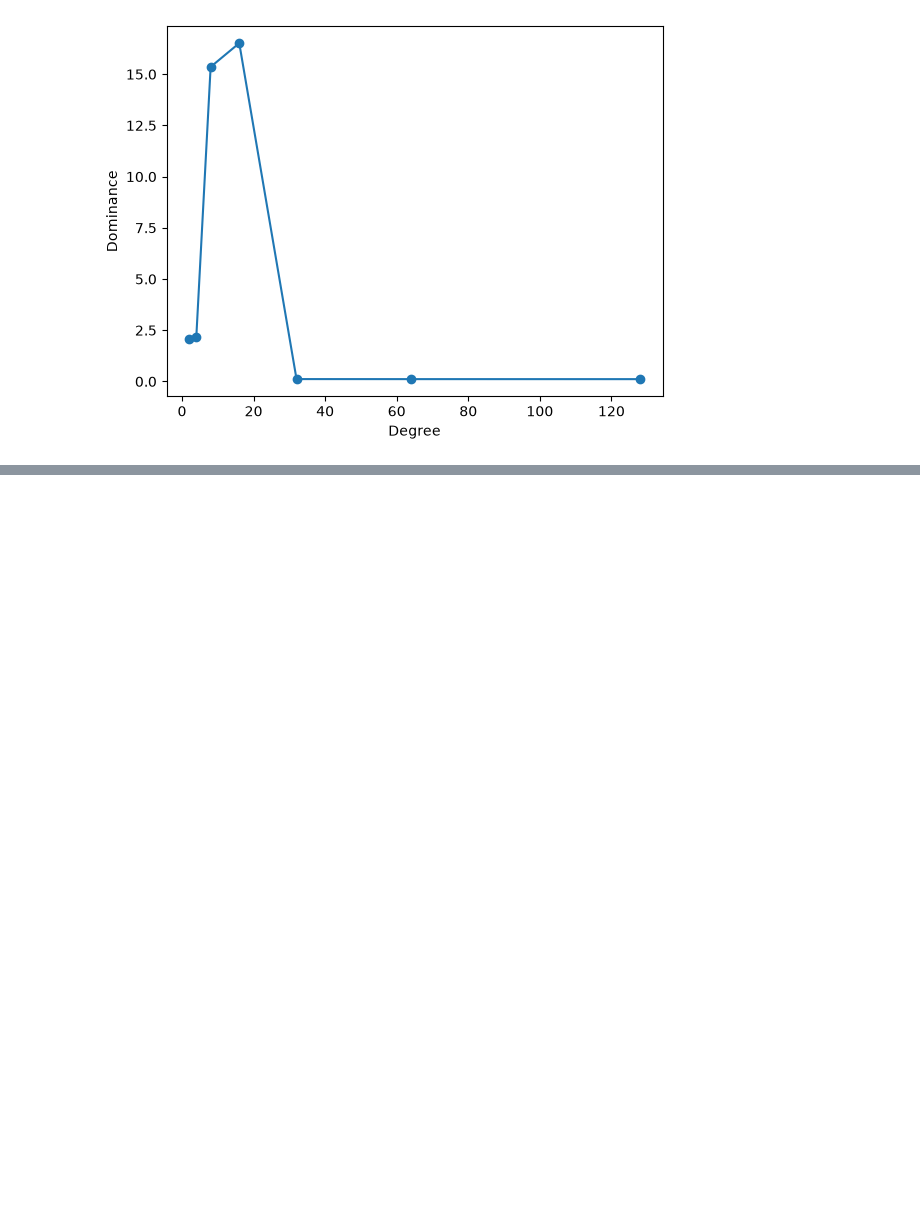
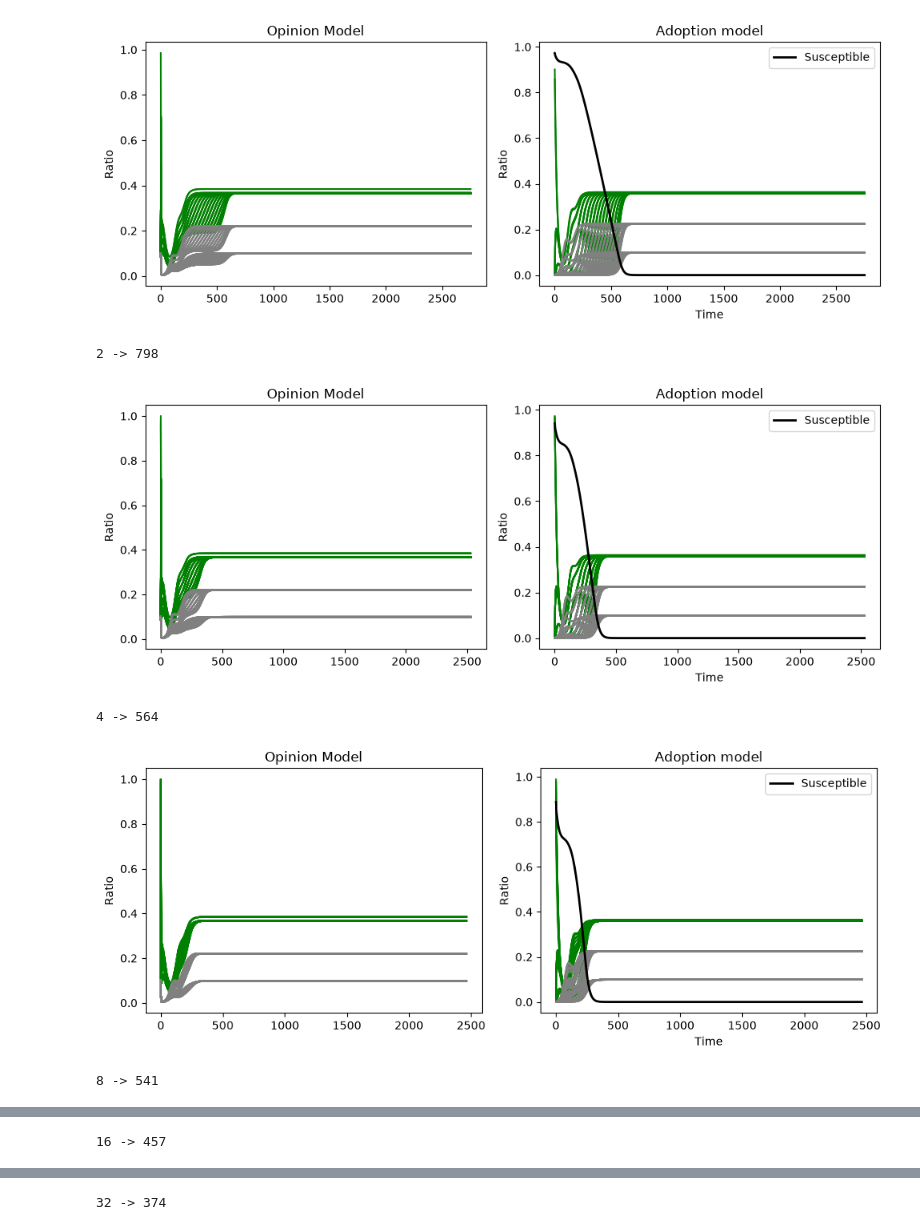
Before and after one commit to jakobgotberg/diffusion_of_innovation_in_multilayer_networks, a Jupyter notebook: visualization.ipynb, the cells around one changed output, grey strips where cells are left out. Cells and saved outputs as stored; diff of their text form; code cells hidden in the pictures; blank space fills up the shorter version.

```diff
--- a/visualization.ipynb
+++ b/visualization.ipynb
@@ -57,13 +62,31 @@ run(65, 3)
 # %%
-import matplotlib.pyplot as plt
+# Non-physical experiment
+def run(n, k):
 
-# Data
+    start = np.random.randint(0,n)
+    p = int(np.log2(n))
+    for n_influencers in [2 ** i for i in range(1, p+1)]:
 
-degrees = [2**i for i in range(1,8)]
-dominance = [2.068, 2.183, 15.356, 16.517, 0.116, 0.114, 0.113,]
-plt.plot(degrees, dominance, marker='o')
-plt.xlabel("Degree")
-plt.ylabel("Dominance")
-plt.show()
+        influencers = influencers = np.round(np.linspace(start, n+start, n_influencers, endpoint=False))
+        influencers = [int(i) % n for i in influencers]
+        initial_states = initial_state_factory(n, k, adopters=influencers)
+        constants      = simulation_constants_factory(n,k, copy.deepcopy(initial_states.x))
+        V = influencer_network(n, influencers)
+        net = Networks(W=ring(n), V=V)
+        sim = Simulation(constants, initial_states, net)
+
+        while (not sim(True)):
+            pass
+
+        res = sim.results()
+
+        print(f"{n_influencers} -> {res.a_converged_at}")
+        #adoptions.append([state.a for state in sim.states])
+run(64, 3)
 # %% [output]
-[figure, old version]
+[figure, new version]
+2 -> 798
+[figure, added]
+4 -> 564
+[figure, added]
+8 -> 541
@@ -69,0 +94 @@ plt.show()
+16 -> 457
@@ -69,0 +96 @@ plt.show()
+32 -> 374
```
Also changed, not shown: parts of 4 cells of this notebook, 4 other files.
